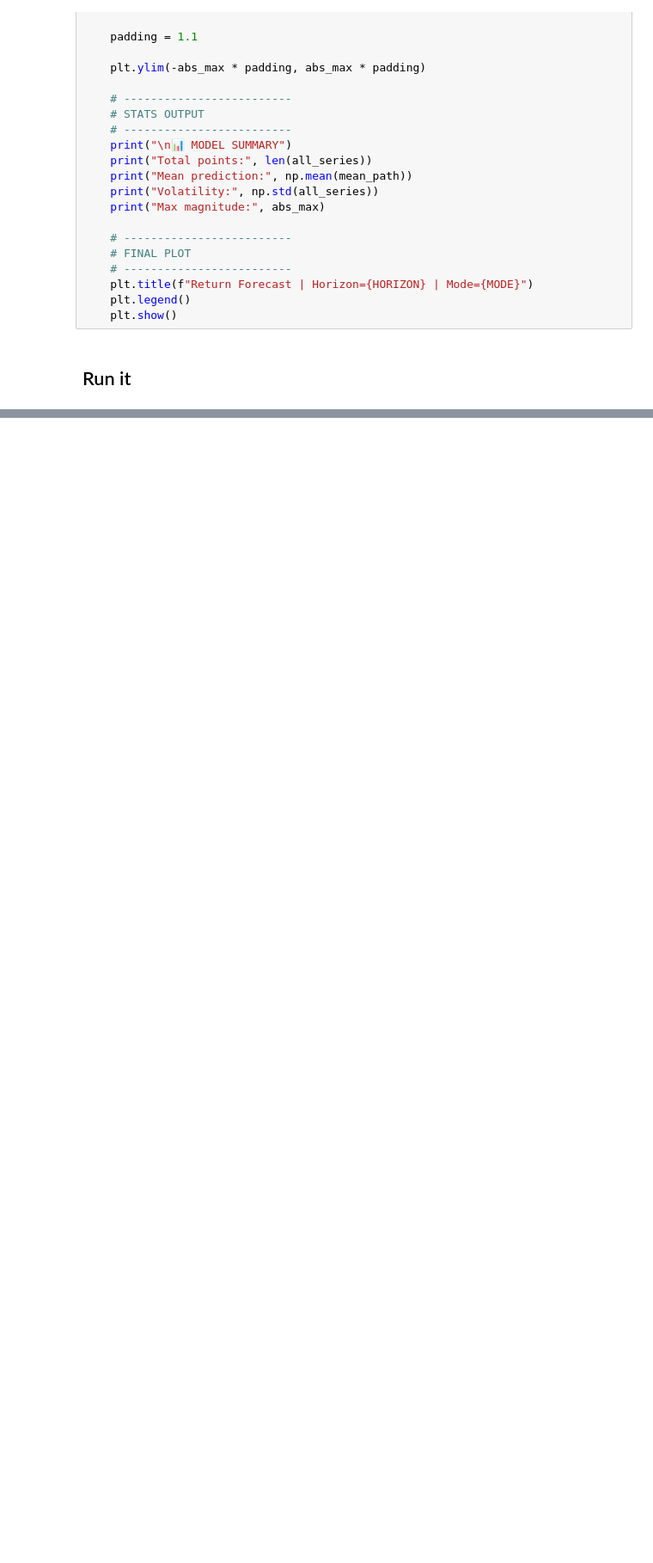
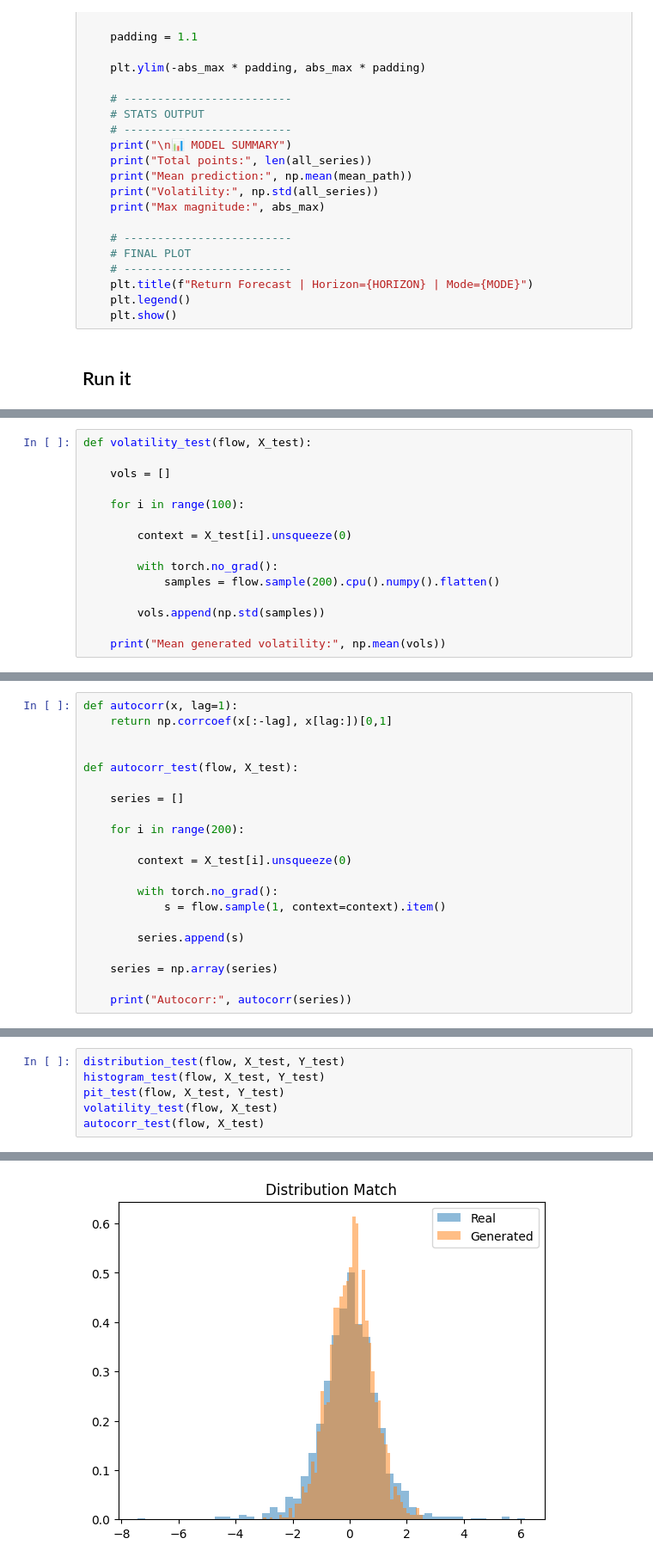
Before and after one commit to mcananym/SigFlowRL, a Jupyter notebook: sigflow_sim_Chatv2.ipynb, the cells around one changed output, grey strips where cells are left out. Shown at 86% size. Saved outputs shown, nothing was run; the diff lists cells and outputs as text; blank space fills up the shorter version.

```diff
--- a/sigflow_sim_Chatv2.ipynb
+++ b/sigflow_sim_Chatv2.ipynb
@@ -591,0 +1003,15 @@ Max magnitude: 75.48194
+# %%
+def volatility_test(flow, X_test):
+
+    vols = []
+
+    for i in range(100):
+
+        context = X_test[i].unsqueeze(0)
+
+        with torch.no_grad():
+            samples = flow.sample(200).cpu().numpy().flatten()
+
+        vols.append(np.std(samples))
+
+    print("Mean generated volatility:", np.mean(vols))
@@ -591,0 +1020,21 @@ Max magnitude: 75.48194
+# %%
+def autocorr(x, lag=1):
+    return np.corrcoef(x[:-lag], x[lag:])[0,1]
+
+
+def autocorr_test(flow, X_test):
+
+    series = []
+
+    for i in range(200):
+
+        context = X_test[i].unsqueeze(0)
+
+        with torch.no_grad():
+            s = flow.sample(1, context=context).item()
+
+        series.append(s)
+
+    series = np.array(series)
+
+    print("Autocorr:", autocorr(series))
@@ -591,0 +1043,7 @@ Max magnitude: 75.48194
+# %%
+distribution_test(flow, X_test, Y_test)
+histogram_test(flow, X_test, Y_test)
+pit_test(flow, X_test, Y_test)
+volatility_test(flow, X_test)
+autocorr_test(flow, X_test)
+# %% [output]
@@ -591,0 +1052 @@ Max magnitude: 75.48194
+[figure, added]
```
Also changed, not shown: parts of 40 cells of this notebook.
